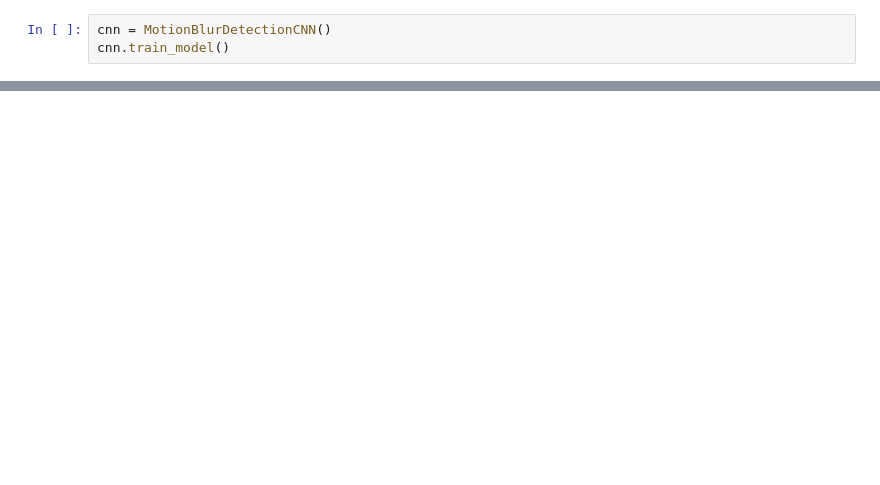
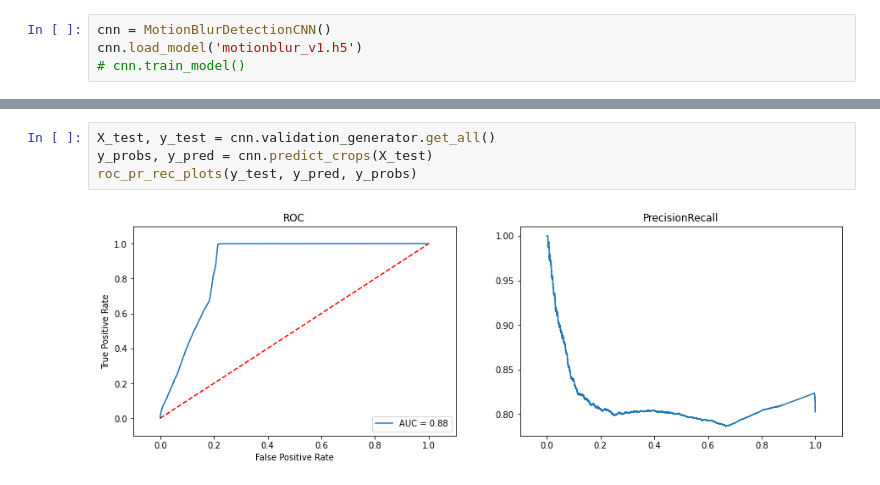
Before and after one commit to JuliaZur/MotionBlurDetection, a Jupyter notebook: results.ipynb, the cells around one changed output, grey strips where cells are left out. Saved outputs shown, nothing was run; the diff lists cells and outputs as text; blank space fills up the shorter version.

```diff
--- a/results.ipynb
+++ b/results.ipynb
@@ -5,6 +8,7 @@ from cnn_blur_detection import MotionBlurDetectionCNN
 # %%
 cnn = MotionBlurDetectionCNN()
-cnn.train_model()
+cnn.load_model('motionblur_v1.h5')
+# cnn.train_model()
 # %% [output]
 Model: "sequential"
 _________________________________________________________________
@@ -26,0 +34,6 @@ KeyboardInterrupt:
+# %%
+X_test, y_test = cnn.validation_generator.get_all()
+y_probs, y_pred = cnn.predict_crops(X_test)
+roc_pr_rec_plots(y_test, y_pred, y_probs)
+# %% [output]
+[figure, added]
```
Also changed, not shown: parts of 6 cells of this notebook, 3 other files.
